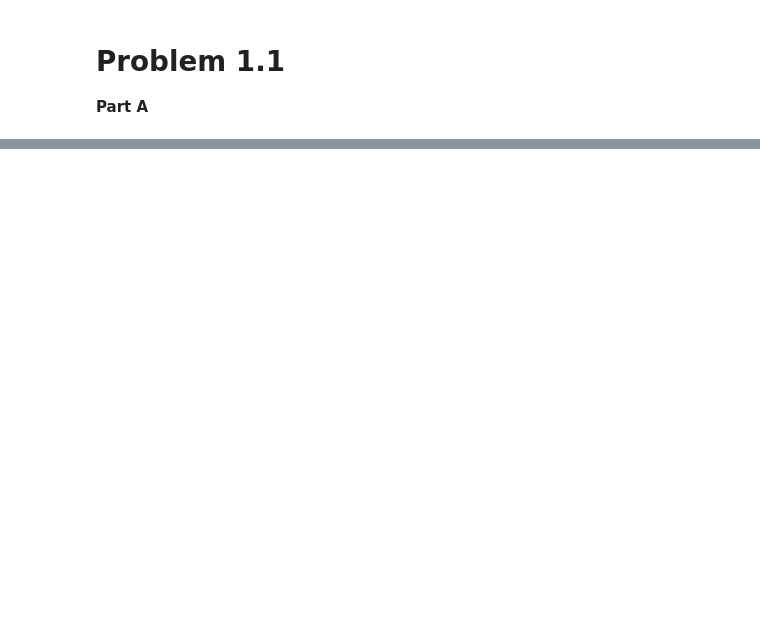
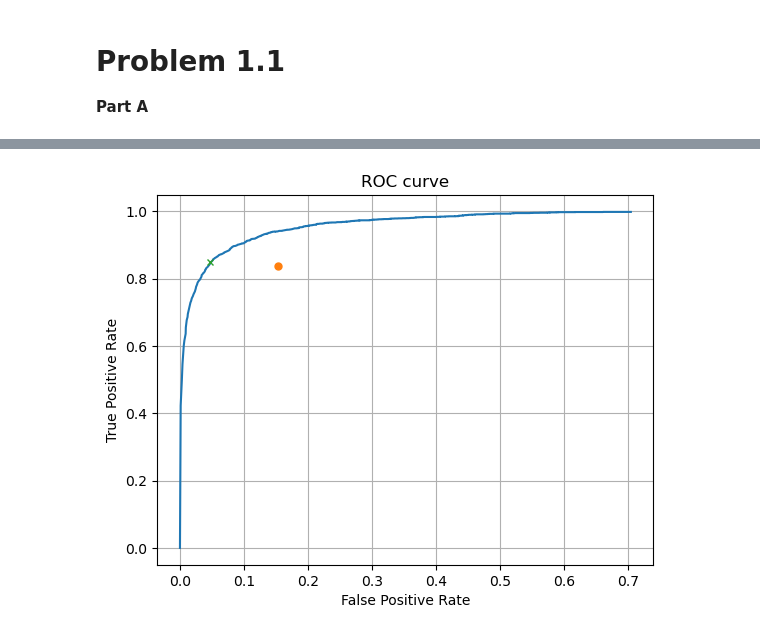
Before and after one commit to KartikeyNEU/ECE-AI-and-Pattern-Recognition, a Jupyter notebook: Homework 1/PS1.1.ipynb, the cells around one changed output, grey strips where cells are left out. Saved outputs shown, nothing was run; the diff lists cells and outputs as text; code cells hidden in the pictures; blank space fills up the shorter version.

```diff
--- a/Homework 1/PS1.1.ipynb
+++ b/Homework 1/PS1.1.ipynb
@@ -180,0 +233,34 @@ plt.grid(True)
+# %%
+# increase gamma from 0 -> pseudo-infinity
+# for each gamma, run the likley hood test
+#
+tsteps = np.arange(0, 100, 0.01) # vary the gamma values
+#tsteps = np.append(tsteps,np.arange(100,1000,10))
+#tsteps = np.append(tsteps,np.arange(1000,900000000000,1000000000))
+#tsteps = np.arange(0,100,0.1)
+#tsteps = [2]
+Xguess = np.empty([len(X),len(tsteps)])
+Xguess_th = []
+
+gamma_th = prior0/prior1
+
+# Making pridictions
+# compares the likleyhood to changing gamma values
+for t in enumerate(tsteps) : # for every gamma value
+    for j in enumerate(likelyhood): # run the compare to the likelyhood of the X values
+        #false state
+        if j[1] >= t[1]:
+            Xguess[j[0]][t[0]] = 1
+        #true state
+        if j[1] < t[1]:
+            Xguess[j[0]][t[0]] = 0
+
+# Calculate the rates for the theoritical value
+#returns a 1 x 10000 array
+for j in enumerate(likelyhood): # run the compare to the likelyhood of the X values
+        #false state
+        if j[1] >= gamma_th:
+            Xguess_th.append(1)
+        #true state
+        if j[1] < gamma_th:
+            Xguess_th.append(0)
@@ -180,0 +307,11 @@ plt.grid(True)
+# %%
+# theoretical gamma
+plt.plot(FPR,TPR)
+plt.plot(FPR_th,TPR_th,marker = 'o', markersize = 5)
+plt.plot(emperical_FPRopt,emperical_TPRopt,marker = 'x', markersize = 5)
+plt.xlabel("False Positive Rate")
+plt.ylabel("True Positive Rate")
+plt.title("ROC curve")
+plt.grid(True)
+# %% [output]
+[figure, added]
```
Also changed, not shown: parts of 7 cells of this notebook, 2 other files.
